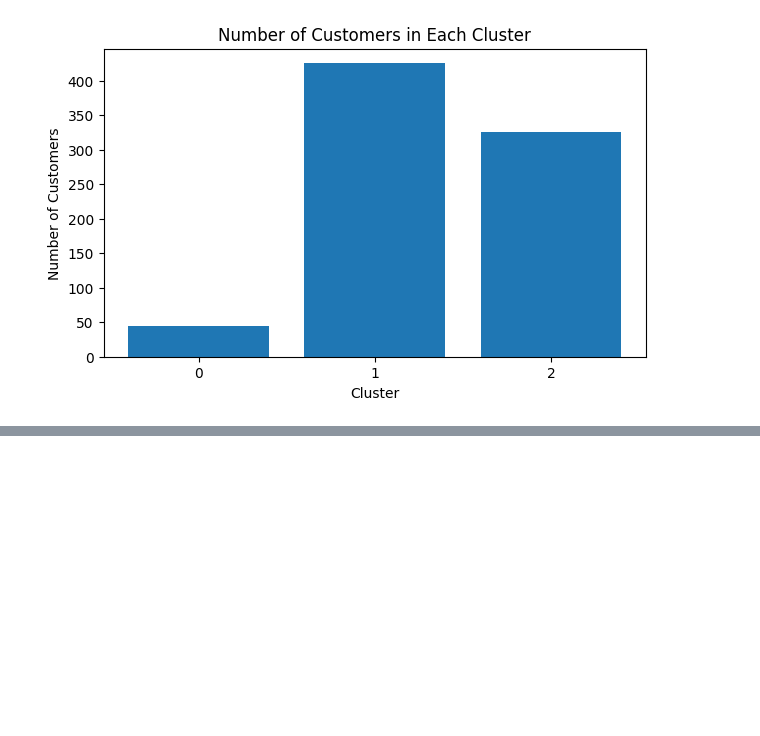
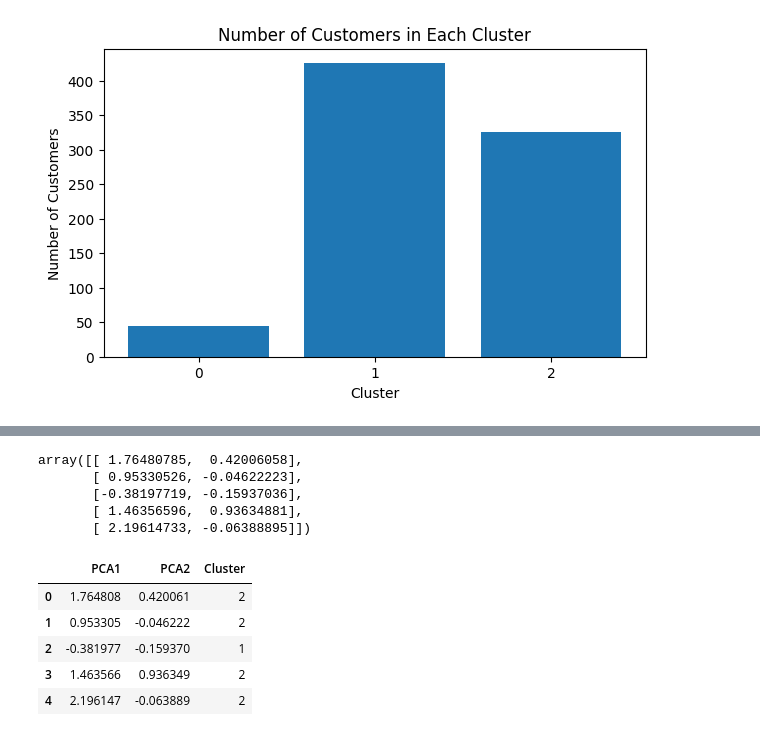
Before and after one commit to Wasimul2023/Superstore_sales_Analysis, a Jupyter notebook: Superstore_Sales_Analysis.ipynb, the cells around one changed output, grey strips where cells are left out. Cells and saved outputs as stored; diff of their text form; code cells hidden in the pictures; blank space fills up the shorter version.

```diff
--- a/Superstore_Sales_Analysis.ipynb
+++ b/Superstore_Sales_Analysis.ipynb
@@ -715,0 +739,30 @@ plt.show()
+# %%
+pca = PCA(
+    n_components=2
+)
+
+rfm_pca = pca.fit_transform(rfm_scaled)
+
+rfm_pca[:5]
+# %% [output]
+array([[ 1.76480785,  0.42006058],
+       [ 0.95330526, -0.04622223],
+       [-0.38197719, -0.15937036],
+       [ 1.46356596,  0.93634881],
+       [ 2.19614733, -0.06388895]])
+# %%
+pca_df = pd.DataFrame(
+    rfm_pca,
+    columns=['PCA1','PCA2']
+)
+
+pca_df['Cluster'] = rfm['Cluster']
+
+pca_df.head()
+# %% [output]
+|  | PCA1 | PCA2 | Cluster |
+| 0 | 1.764808 | 0.420061 | 2 |
+| 1 | 0.953305 | -0.046222 | 2 |
+| 2 | -0.381977 | -0.159370 | 1 |
+| 3 | 1.463566 | 0.936349 | 2 |
+| 4 | 2.196147 | -0.063889 | 2 |
```
Also changed, not shown: parts of 6 cells of this notebook.
